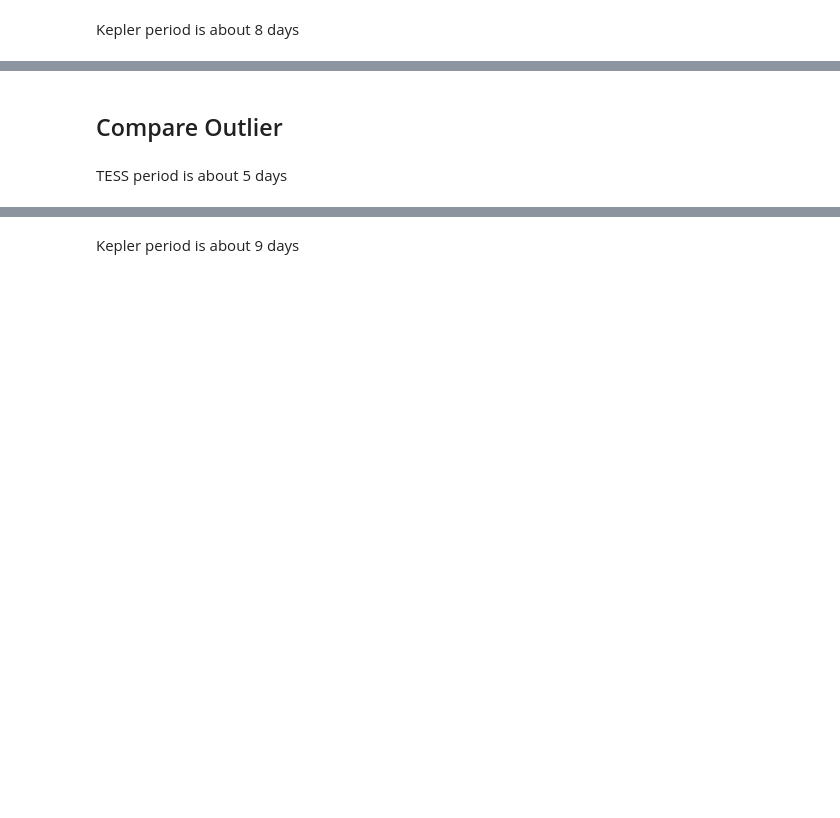
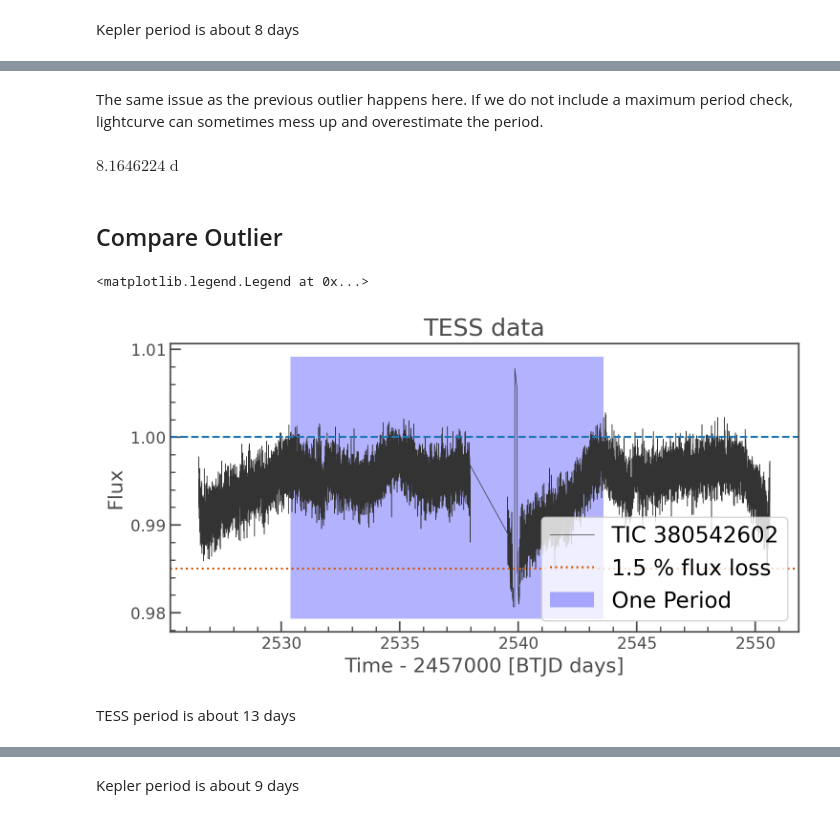
Before and after one commit to BrownDwarf/contracosta, a Jupyter notebook: notebooks/02_sample_selection/02_05_Spot_checking_outliers.ipynb, the cells around one changed output, grey strips where cells are left out. Cells and saved outputs as stored; diff of their text form; code cells hidden in the pictures; blank space fills up the shorter version.

```diff
--- a/notebooks/02_sample_selection/02_05_Spot_checking_outliers.ipynb
+++ b/notebooks/02_sample_selection/02_05_Spot_checking_outliers.ipynb
@@ -160,3 +203,9 @@ k2_lc.to_periodogram().period_at_max_power
+# %% [markdown]
+The same issue as the previous outlier happens here. If we do not include a maximum period check, lightcurve can sometimes mess up and overestimate the period.
+# %%
+k2_lc.to_periodogram(maximum_period=10).period_at_max_power
+# %% [output]
+$8.1646224 \; \mathrm{d}$
 # %% [markdown]
 ## Compare Outlier
 # %%
@@ -170,17 +219,21 @@ k2_lc = k2_lc.remove_nans().remove_outliers()
 # %%
 scalar = np.percentile(tess_lc.flux, 99)
 tess_lc = tess_lc/scalar
 ax = tess_lc.plot()
 
 ax.axhline(1.0, linestyle='dashed')
 ax.axhline(0.985, linestyle='dotted', color='#d35400', label='1.5 % flux loss')
 
-ax.fill_betweenx(ax.get_ylim(), 2530, 2535, facecolor='green', alpha=0.3, label='One Period')
+# ax.fill_betweenx(ax.get_ylim(), 2530, 2535, facecolor='green', alpha=0.3, label='One Period')
+ax.fill_betweenx(ax.get_ylim(), 2530.4, 2543.6, facecolor='blue', alpha=0.3, label='One Period')
 
 ax.set_title('TESS data')
 
 ax.legend(loc='lower right')
+# %% [output]
+<matplotlib.legend.Legend at 0x...>
+[figure, added]
 # %% [markdown]
-TESS period is about 5 days
+TESS period is about 13 days
 # %%
 tess_lc.to_periodogram().period_at_max_power
```
Also changed, not shown: parts of 24 cells of this notebook.
